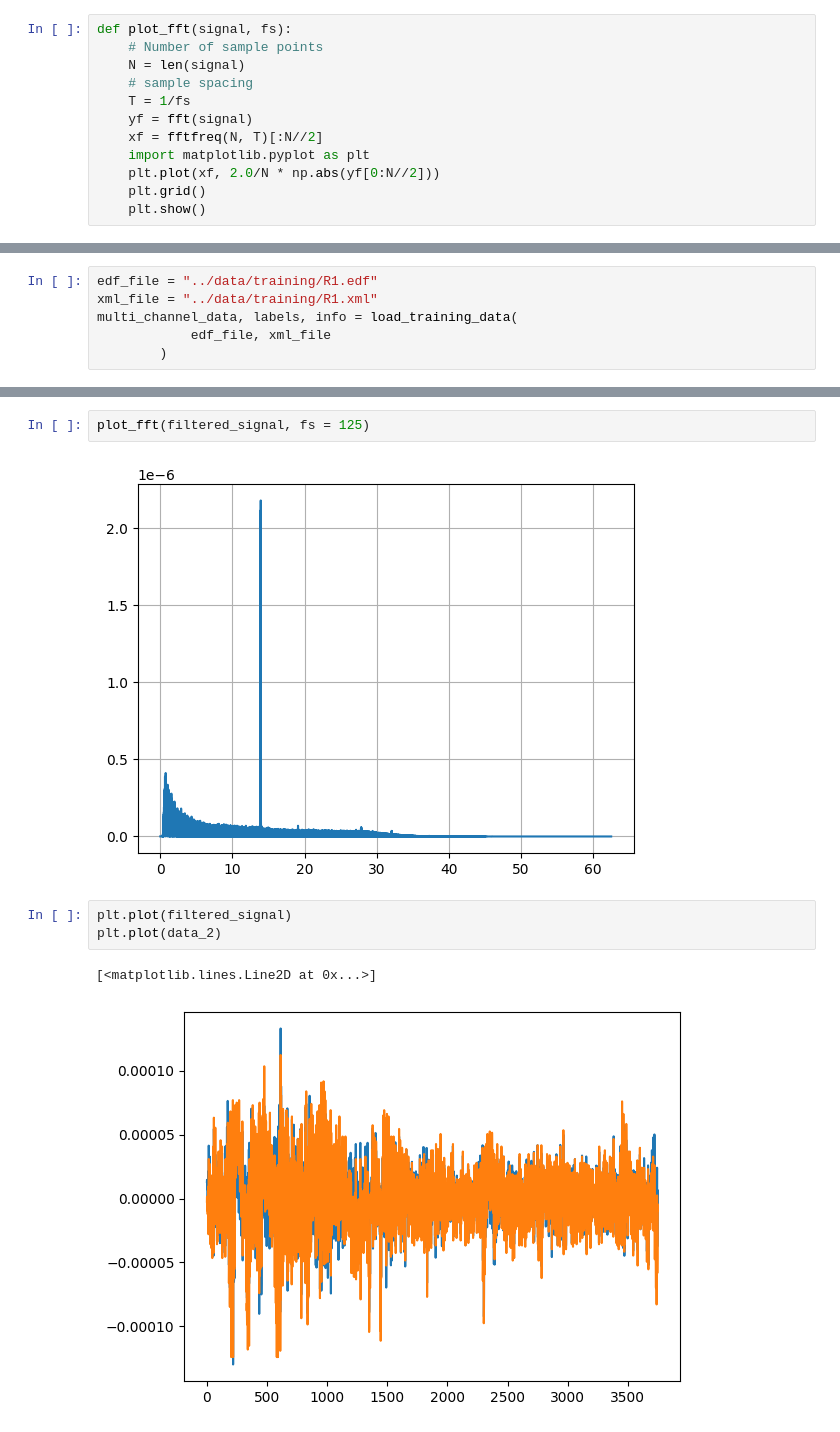
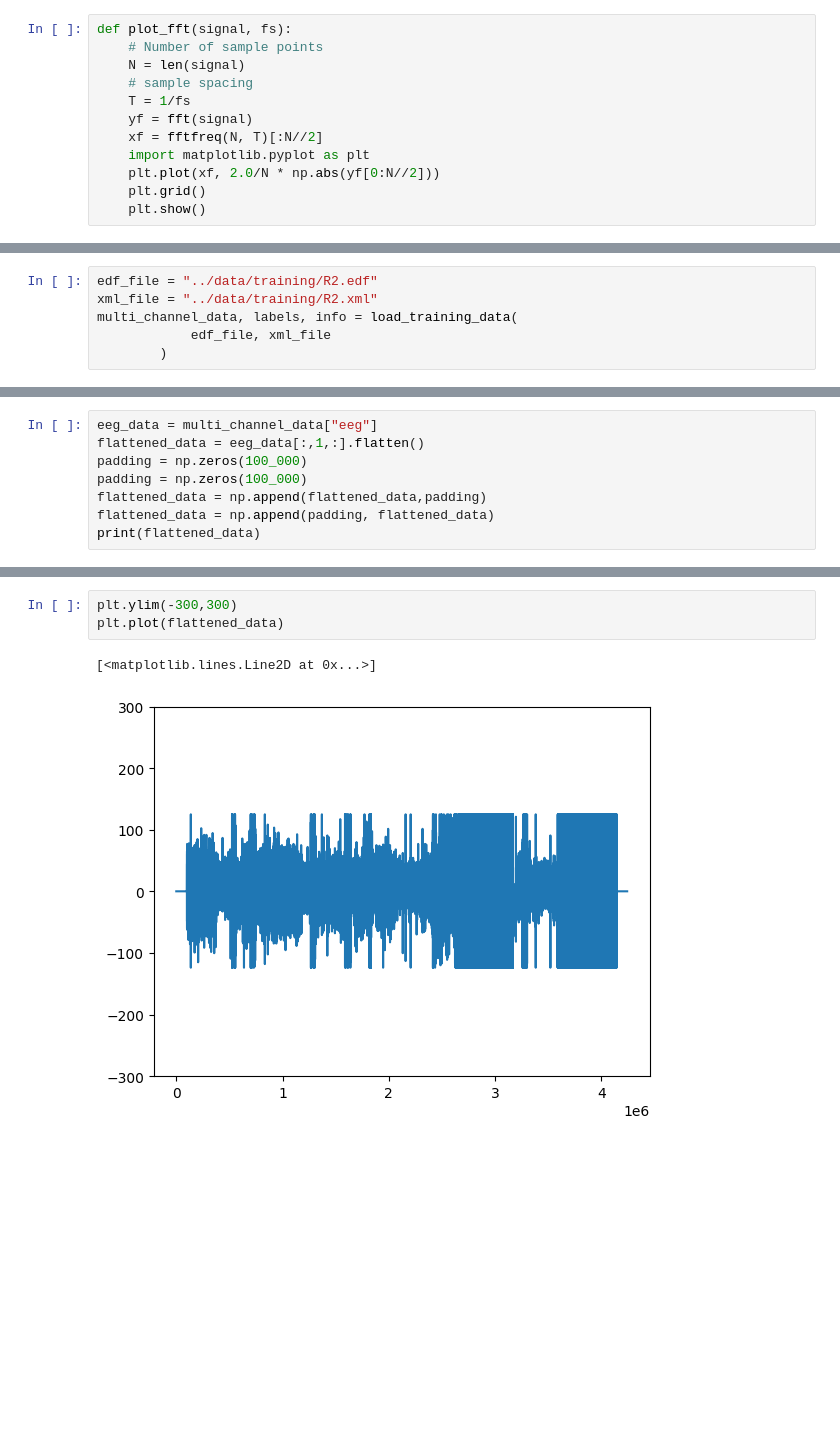
Before and after one commit to inesstsarah/cm2013_ht25_project, a Jupyter notebook: Python/test_preprocessing.ipynb, the cells around one changed output, grey strips where cells are left out. Saved outputs shown, nothing was run; the diff lists cells and outputs as text; blank space fills up the shorter version.

Commit message:
updated filter test notebook. added channel_info to preprocess

```diff
--- a/Python/test_preprocessing.ipynb
+++ b/Python/test_preprocessing.ipynb
@@ -32,6 +37,6 @@ def plot_fft(signal, fs):
 # %%
-edf_file = "../data/training/R1.edf"
-xml_file = "../data/training/R1.xml"
+edf_file = "../data/training/R2.edf"
+xml_file = "../data/training/R2.xml"
 multi_channel_data, labels, info = load_training_data(
             edf_file, xml_file
         )
@@ -82,0 +63,8 @@ flattened_data = eeg_data[:,1,:].flatten()
+# %%
+eeg_data = multi_channel_data["eeg"]
+flattened_data = eeg_data[:,1,:].flatten()
+padding = np.zeros(100_000)
+padding = np.zeros(100_000)
+flattened_data = np.append(flattened_data,padding)
+flattened_data = np.append(padding, flattened_data)
+print(flattened_data)
@@ -100,10 +111,6 @@ plot_fft(flattened_data, fs = 125)
-# %%
-plot_fft(filtered_signal, fs = 125)
-# %% [output]
-[figure, removed]
 # %%
-plt.plot(filtered_signal)
-plt.plot(data_2)
+plt.ylim(-300,300)
+plt.plot(flattened_data)
 # %% [output]
 [<matplotlib.lines.Line2D at 0x...>]
-[figure, old version]
+[figure, new version]
```
Also changed, not shown: parts of 23 cells of this notebook, 4 other files.
